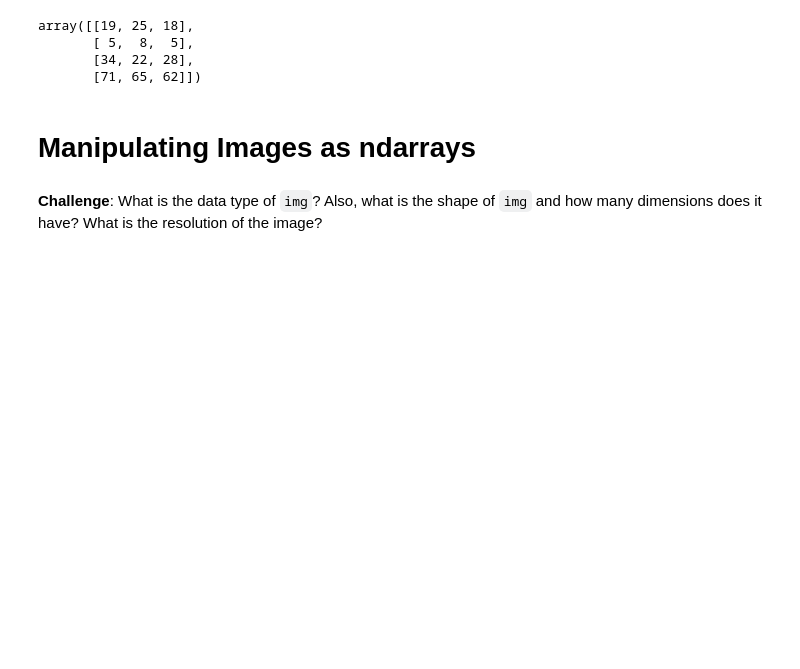
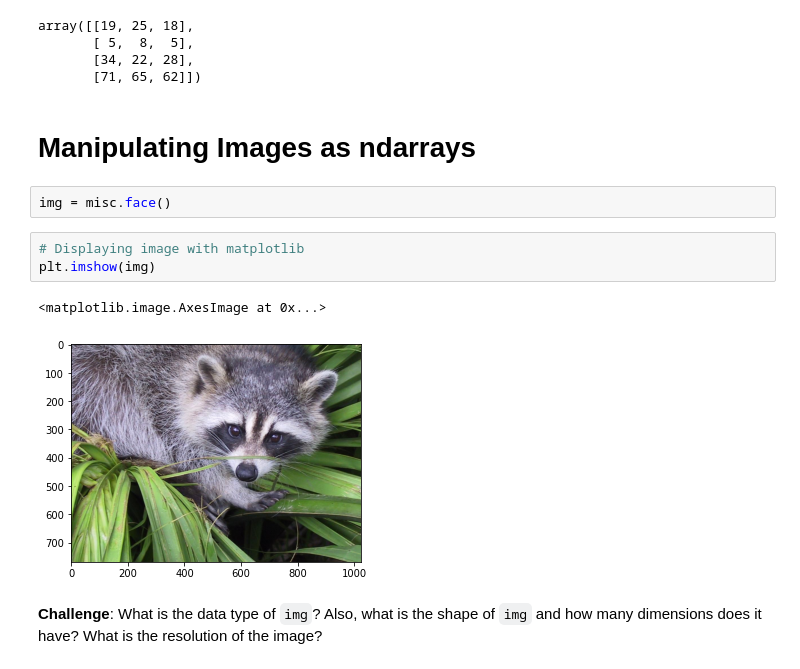
Before and after one commit to zoard-ehmann/100-days-of-python, a Jupyter notebook: Day76/Computation_with_NumPy/Computation_with_NumPy_and_N_Dimensional_Arrays.ipynb, the cells around one changed output. Drawn from its saved outputs; the diff is of its cells as text; blank space fills up the shorter version.

Commit message:
Manipulating images with ndarray

```diff
--- a/Day76/Computation_with_NumPy/Computation_with_NumPy_and_N_Dimensional_Arrays.ipynb
+++ b/Day76/Computation_with_NumPy/Computation_with_NumPy_and_N_Dimensional_Arrays.ipynb
@@ -289,5 +289,13 @@ array([[19, 25, 18],
        [71, 65, 62]])
 # %% [markdown]
 # Manipulating Images as ndarrays
+# %%
+img = misc.face()
+# %%
+# Displaying image with matplotlib
+plt.imshow(img)
+# %% [output]
+<matplotlib.image.AxesImage at 0x...>
+[figure, added]
 # %% [markdown]
 **Challenge**: What is the data type of `img`? Also, what is the shape of `img` and how many dimensions does it have? What is the resolution of the image?
```
Also changed, not shown: parts of 13 cells of this notebook.
